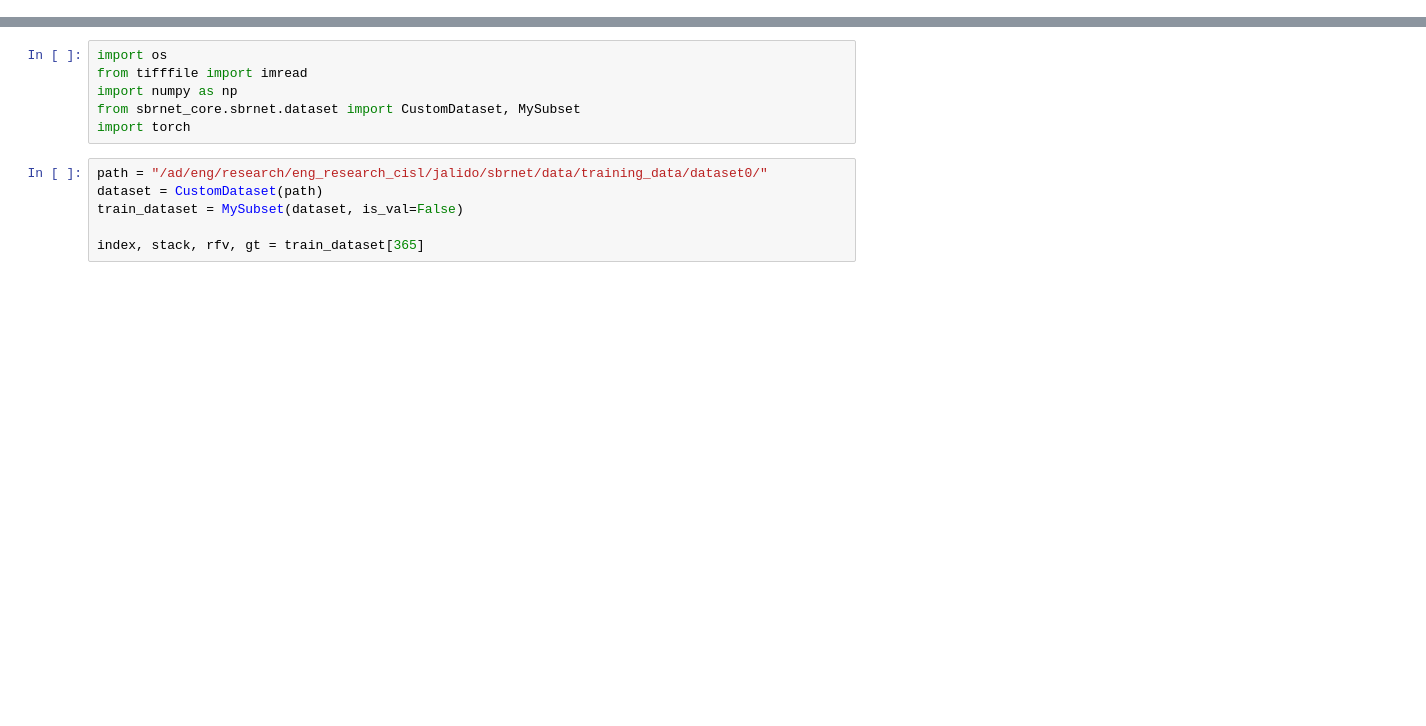
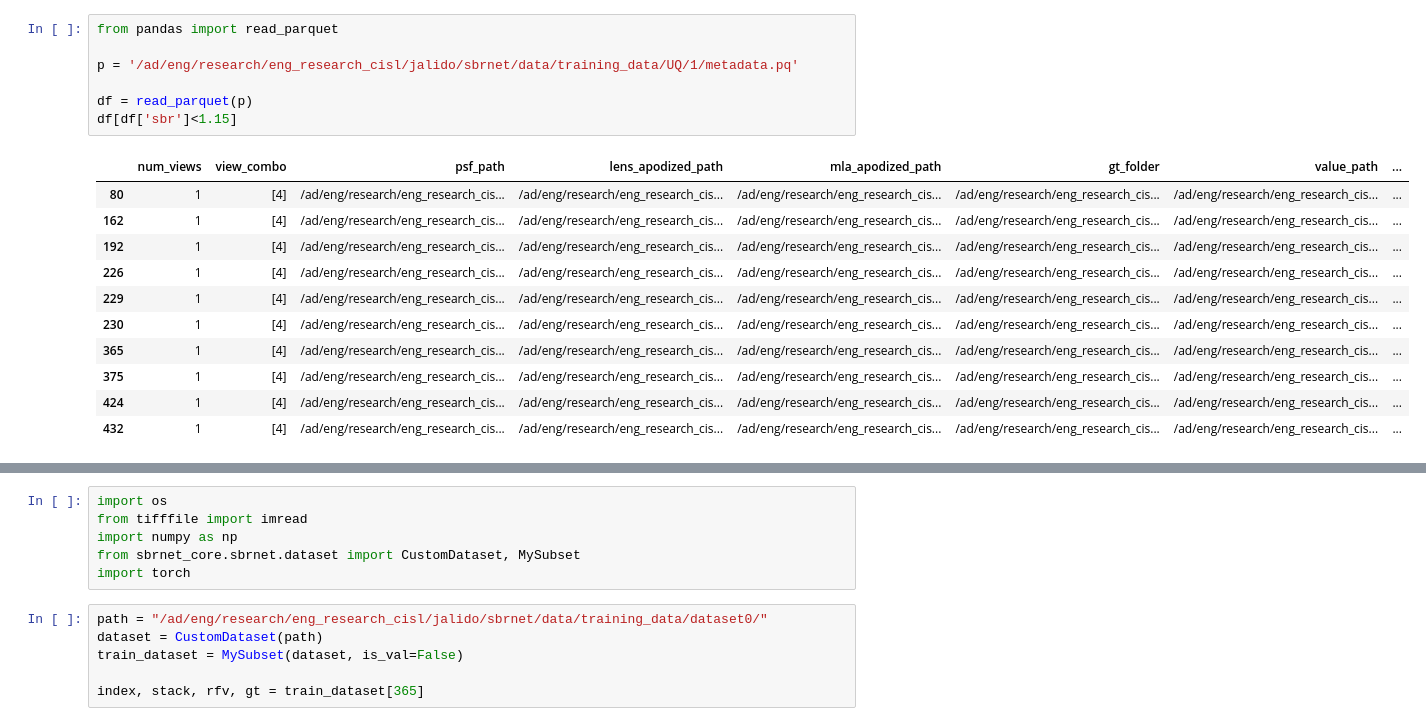
Before and after one commit to bu-cisl/sbrnet, a Jupyter notebook: examples/scratch.ipynb, the cells around one changed output, grey strips where cells are left out. Cells and saved outputs as stored; diff of their text form; blank space fills up the shorter version.

```diff
--- a/examples/scratch.ipynb
+++ b/examples/scratch.ipynb
@@ -9,0 +7,19 @@ The autoreload extension is already loaded. To reload it, use:
+# %%
+from pandas import read_parquet
+
+p = '/ad/eng/research/eng_research_cisl/jalido/sbrnet/data/training_data/UQ/1/metadata.pq'
+
+df = read_parquet(p)
+df[df['sbr']<1.15]
+# %% [output]
+|  | num_views | view_combo | psf_path | lens_apodized_path | mla_apodized_path | gt_folder | value_path | ... |
+| 80 | 1 | [4] | /ad/eng/research/eng_research_cis... | /ad/eng/research/eng_research_cis... | /ad/eng/research/eng_research_cis... | /ad/eng/research/eng_research_cis... | /ad/eng/research/eng_research_cis... | ... |
+| 162 | 1 | [4] | /ad/eng/research/eng_research_cis... | /ad/eng/research/eng_research_cis... | /ad/eng/research/eng_research_cis... | /ad/eng/research/eng_research_cis... | /ad/eng/research/eng_research_cis... | ... |
+| 192 | 1 | [4] | /ad/eng/research/eng_research_cis... | /ad/eng/research/eng_research_cis... | /ad/eng/research/eng_research_cis... | /ad/eng/research/eng_research_cis... | /ad/eng/research/eng_research_cis... | ... |
+| 226 | 1 | [4] | /ad/eng/research/eng_research_cis... | /ad/eng/research/eng_research_cis... | /ad/eng/research/eng_research_cis... | /ad/eng/research/eng_research_cis... | /ad/eng/research/eng_research_cis... | ... |
+| 229 | 1 | [4] | /ad/eng/research/eng_research_cis... | /ad/eng/research/eng_research_cis... | /ad/eng/research/eng_research_cis... | /ad/eng/research/eng_research_cis... | /ad/eng/research/eng_research_cis... | ... |
+| 230 | 1 | [4] | /ad/eng/research/eng_research_cis... | /ad/eng/research/eng_research_cis... | /ad/eng/research/eng_research_cis... | /ad/eng/research/eng_research_cis... | /ad/eng/research/eng_research_cis... | ... |
+| 365 | 1 | [4] | /ad/eng/research/eng_research_cis... | /ad/eng/research/eng_research_cis... | /ad/eng/research/eng_research_cis... | /ad/eng/research/eng_research_cis... | /ad/eng/research/eng_research_cis... | ... |
+| 375 | 1 | [4] | /ad/eng/research/eng_research_cis... | /ad/eng/research/eng_research_cis... | /ad/eng/research/eng_research_cis... | /ad/eng/research/eng_research_cis... | /ad/eng/research/eng_research_cis... | ... |
+| 424 | 1 | [4] | /ad/eng/research/eng_research_cis... | /ad/eng/research/eng_research_cis... | /ad/eng/research/eng_research_cis... | /ad/eng/research/eng_research_cis... | /ad/eng/research/eng_research_cis... | ... |
+| 432 | 1 | [4] | /ad/eng/research/eng_research_cis... | /ad/eng/research/eng_research_cis... | /ad/eng/research/eng_research_cis... | /ad/eng/research/eng_research_cis... | /ad/eng/research/eng_research_cis... | ... |
```
Also changed, not shown: parts of 2 cells of this notebook, 9 other files.
